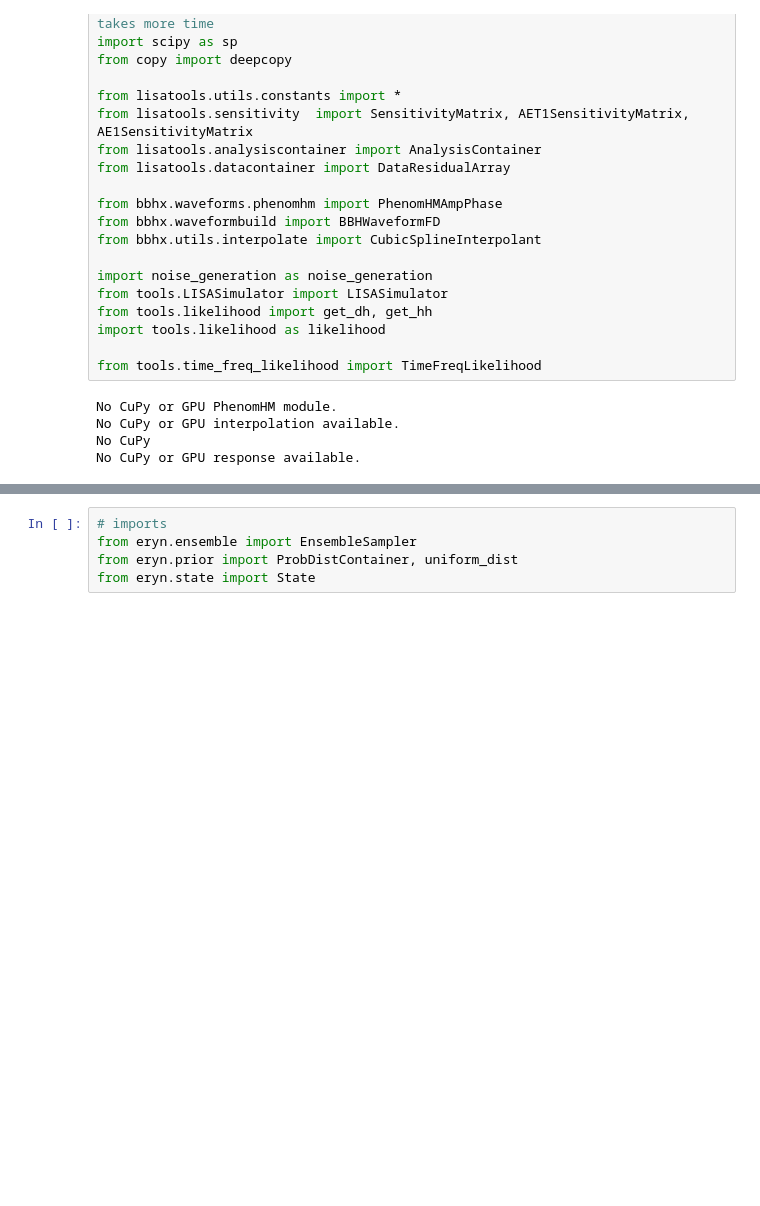
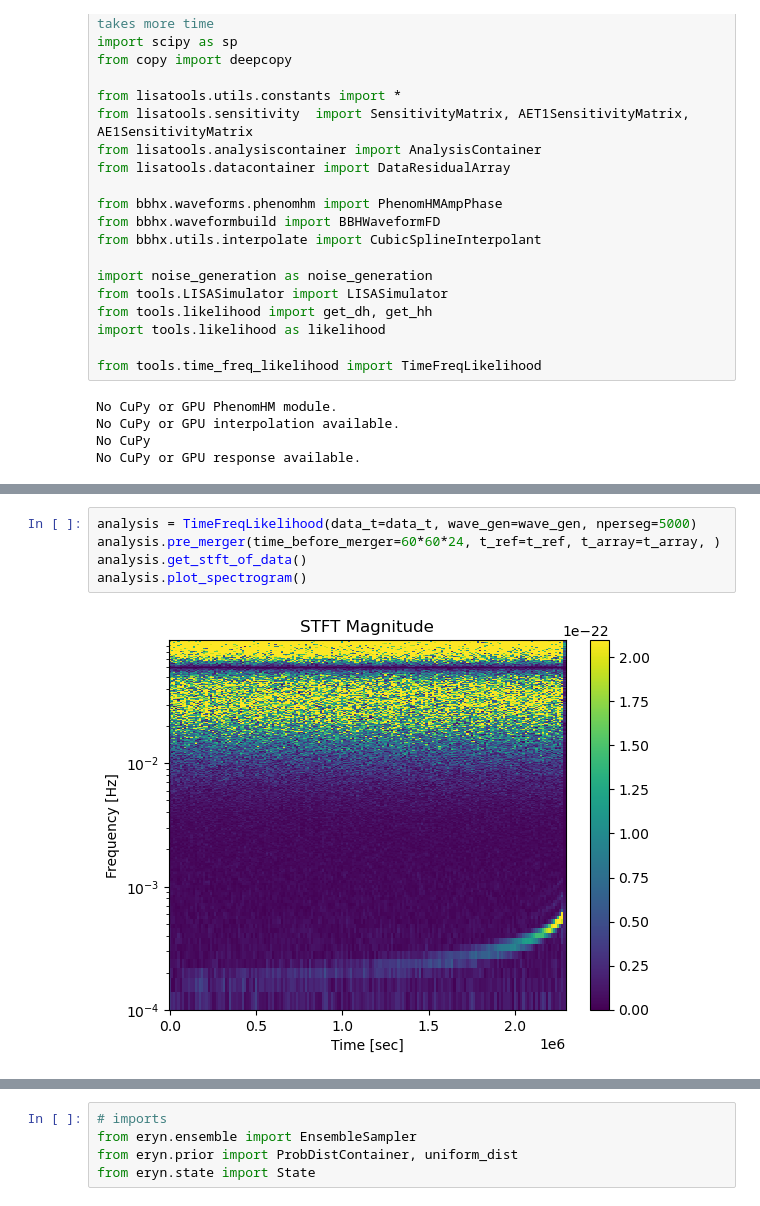
Before and after one commit to manishprasad0/LISA_Master_Thesis, a Jupyter notebook: time_freq_mcmc.ipynb, the cells around one changed output, grey strips where cells are left out. Drawn from its saved outputs; the diff is of its cells as text; blank space fills up the shorter version.

```diff
--- a/time_freq_mcmc.ipynb
+++ b/time_freq_mcmc.ipynb
@@ -142,0 +92,7 @@ np.float64(0.0)
+# %%
+analysis = TimeFreqLikelihood(data_t=data_t, wave_gen=wave_gen, nperseg=5000)
+analysis.pre_merger(time_before_merger=60*60*24, t_ref=t_ref, t_array=t_array, )
+analysis.get_stft_of_data()
+analysis.plot_spectrogram()
+# %% [output]
+[figure, added]
```
Also changed, not shown: parts of 9 cells of this notebook, 1 other file.
